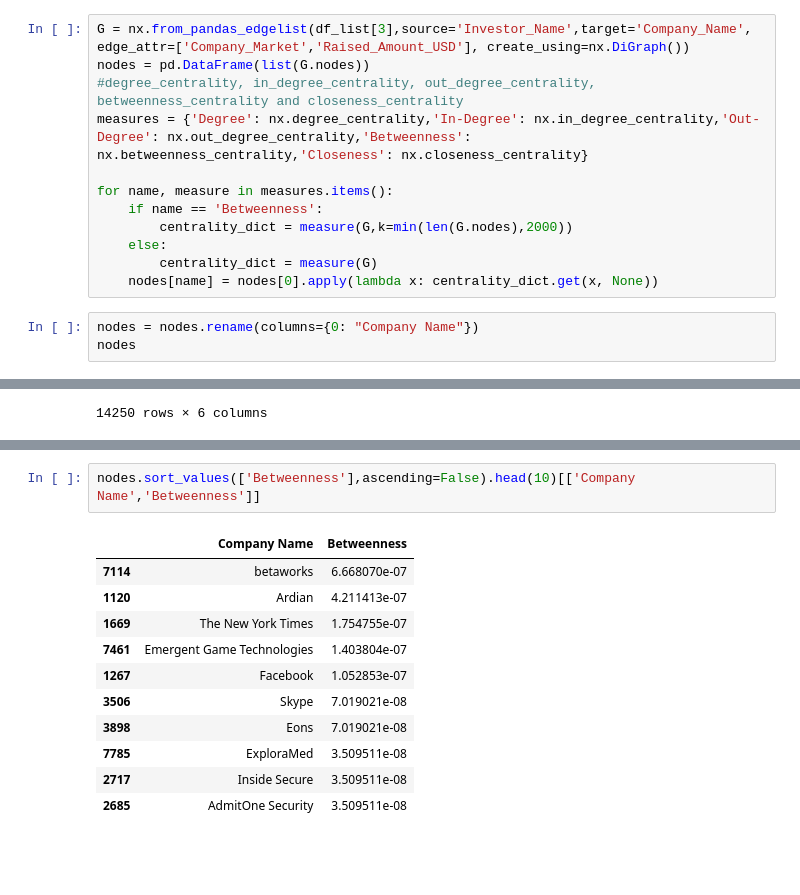
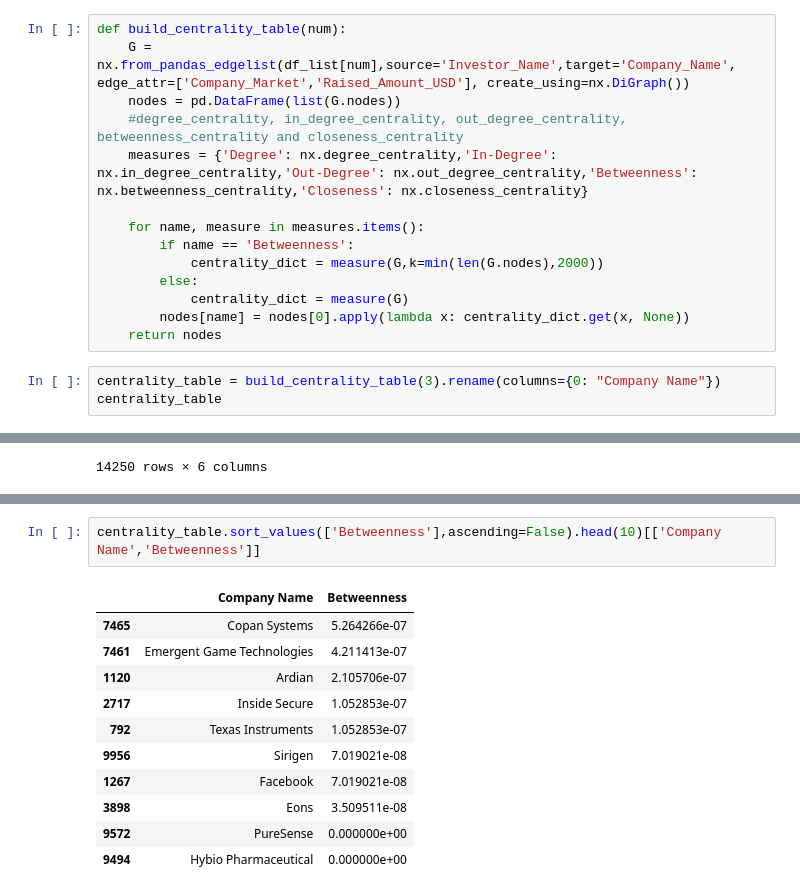
Before and after one commit to omeryefet/Complex_Networks, a Jupyter notebook: Project2022.ipynb, the cells around one changed output, grey strips where cells are left out. Saved outputs shown, nothing was run; the diff lists cells and outputs as text; blank space fills up the shorter version.

```diff
--- a/Project2022.ipynb
+++ b/Project2022.ipynb
@@ -266,20 +262,22 @@ for i in range(2):
 # print(avg_degree(inbound))
 # print(avg_degree(outbound))
 # %%
-G = nx.from_pandas_edgelist(df_list[3],source='Investor_Name',target='Company_Name', edge_attr=['Company_Market','Raised_Amount_USD'], create_using=nx.DiGraph())
-nodes = pd.DataFrame(list(G.nodes))
-#degree_centrality, in_degree_centrality, out_degree_centrality, betweenness_centrality and closeness_centrality
-measures = {'Degree': nx.degree_centrality,'In-Degree': nx.in_degree_centrality,'Out-Degree': nx.out_degree_centrality,'Betweenness': nx.betweenness_centrality,'Closeness': nx.closeness_centrality}
+def build_centrality_table(num):
+    G = nx.from_pandas_edgelist(df_list[num],source='Investor_Name',target='Company_Name', edge_attr=['Company_Market','Raised_Amount_USD'], create_using=nx.DiGraph())
+    nodes = pd.DataFrame(list(G.nodes))
+    #degree_centrality, in_degree_centrality, out_degree_centrality, betweenness_centrality and closeness_centrality
+    measures = {'Degree': nx.degree_centrality,'In-Degree': nx.in_degree_centrality,'Out-Degree': nx.out_degree_centrality,'Betweenness': nx.betweenness_centrality,'Closeness': nx.closeness_centrality}
 
-for name, measure in measures.items():
-    if name == 'Betweenness':
-        centrality_dict = measure(G,k=min(len(G.nodes),2000))
-    else:
-        centrality_dict = measure(G)
-    nodes[name] = nodes[0].apply(lambda x: centrality_dict.get(x, None))
+    for name, measure in measures.items():
+        if name == 'Betweenness':
+            centrality_dict = measure(G,k=min(len(G.nodes),2000))
+        else:
+            centrality_dict = measure(G)
+        nodes[name] = nodes[0].apply(lambda x: centrality_dict.get(x, None))
+    return nodes
 # %%
-nodes = nodes.rename(columns={0: "Company Name"})
-nodes
+centrality_table = build_centrality_table(3).rename(columns={0: "Company Name"})
+centrality_table
 # %% [output]
 |  | Company Name | Degree | In-Degree | Out-Degree | Betweenness | Closeness |
 | 0 | 3i Group | 0.004492 | 0.000000 | 0.004492 | 0.0 | 0.000000 |
@@ -337,17 +335,17 @@ nodes.sort_values(['Out-Degree'],ascending=False).head(10)[['Company Name','Out-
 | 613 | U.S. Venture Partners | 0.005685 |
 | 370 | Menlo Ventures | 0.005685 |
 # %%
-nodes.sort_values(['Betweenness'],ascending=False).head(10)[['Company Name','Betweenness']]
+centrality_table.sort_values(['Betweenness'],ascending=False).head(10)[['Company Name','Betweenness']]
 # %% [output]
 |  | Company Name | Betweenness |
-| 7114 | betaworks | 6.668070e-07 |
-| 1120 | Ardian | 4.211413e-07 |
-| 1669 | The New York Times | 1.754755e-07 |
-| 7461 | Emergent Game Technologies | 1.403804e-07 |
-| 1267 | Facebook | 1.052853e-07 |
-| 3506 | Skype | 7.019021e-08 |
-| 3898 | Eons | 7.019021e-08 |
-| 7785 | ExploraMed | 3.509511e-08 |
-| 2717 | Inside Secure | 3.509511e-08 |
-| 2685 | AdmitOne Security | 3.509511e-08 |
+| 7465 | Copan Systems | 5.264266e-07 |
+| 7461 | Emergent Game Technologies | 4.211413e-07 |
+| 1120 | Ardian | 2.105706e-07 |
+| 2717 | Inside Secure | 1.052853e-07 |
+| 792 | Texas Instruments | 1.052853e-07 |
+| 9956 | Sirigen | 7.019021e-08 |
+| 1267 | Facebook | 7.019021e-08 |
+| 3898 | Eons | 3.509511e-08 |
+| 9572 | PureSense | 0.000000e+00 |
+| 9494 | Hybio Pharmaceutical | 0.000000e+00 |
 # %%
```
Also changed, not shown: parts of 20 cells of this notebook, 2 other files.
